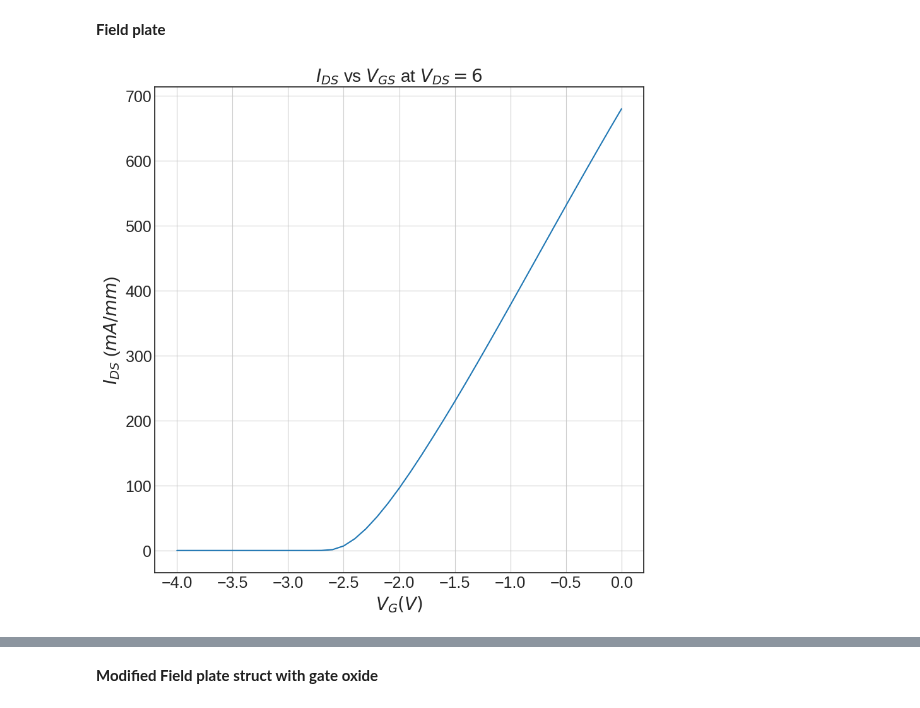
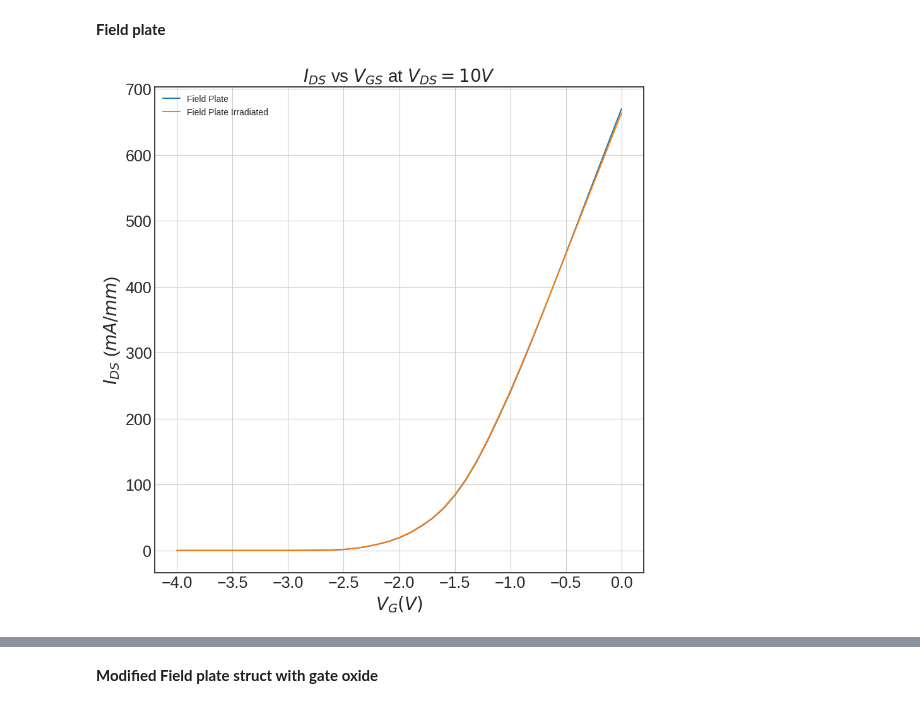
Before and after one commit to IanStafford/banjo-wombat, a Jupyter notebook: allNit/figures.ipynb, the cells around one changed output, grey strips where cells are left out. Saved outputs shown, nothing was run; the diff lists cells and outputs as text; code cells hidden in the pictures.

```diff
--- a/allNit/figures.ipynb
+++ b/allNit/figures.ipynb
@@ -110,16 +93,18 @@ plt.show()
 **Field plate**
 # %%
 fieldplate_Vgs, fieldplate_Ids = flooxsRead("/home/staffian/banjo-wombat/allNit/fieldplate_Vt.csv")
+fieldplate_rad_Vgs, fieldplate_rad_Ids = flooxsRead("/home/staffian/banjo-wombat/allNit/fieldplate_rad_Vt.csv")
 plt.figure(figsize=[10,10]);
 plt.plot(fieldplate_Vgs, 1000*fieldplate_Ids, label="Field Plate");
-plt.title("$I_{DS}$ vs $V_{GS}$ at $V_{DS}=6$", fontsize=20);
+plt.plot(fieldplate_rad_Vgs, 1000*fieldplate_rad_Ids, label="Field Plate Irradiated");
+plt.title("$I_{DS}$ vs $V_{GS}$ at $V_{DS}=10V$", fontsize=20);
 plt.xlabel("$V_{G} (V)$", fontsize=20);
 plt.ylabel("$I_{DS}$ (${mA}/{mm}$)", fontsize=20);
 plt.xticks(fontsize = 18)
 plt.yticks(fontsize = 18)
 plt.grid(True);
-#plt.legend();
+plt.legend();
 #plt.savefig("Vt.png", dpi=300, bbox_inches='tight')
 plt.show()
 # %% [output]
-[figure, old version]
+[figure, new version]
```
Also changed, not shown: parts of 6 cells of this notebook, 12 other files.
